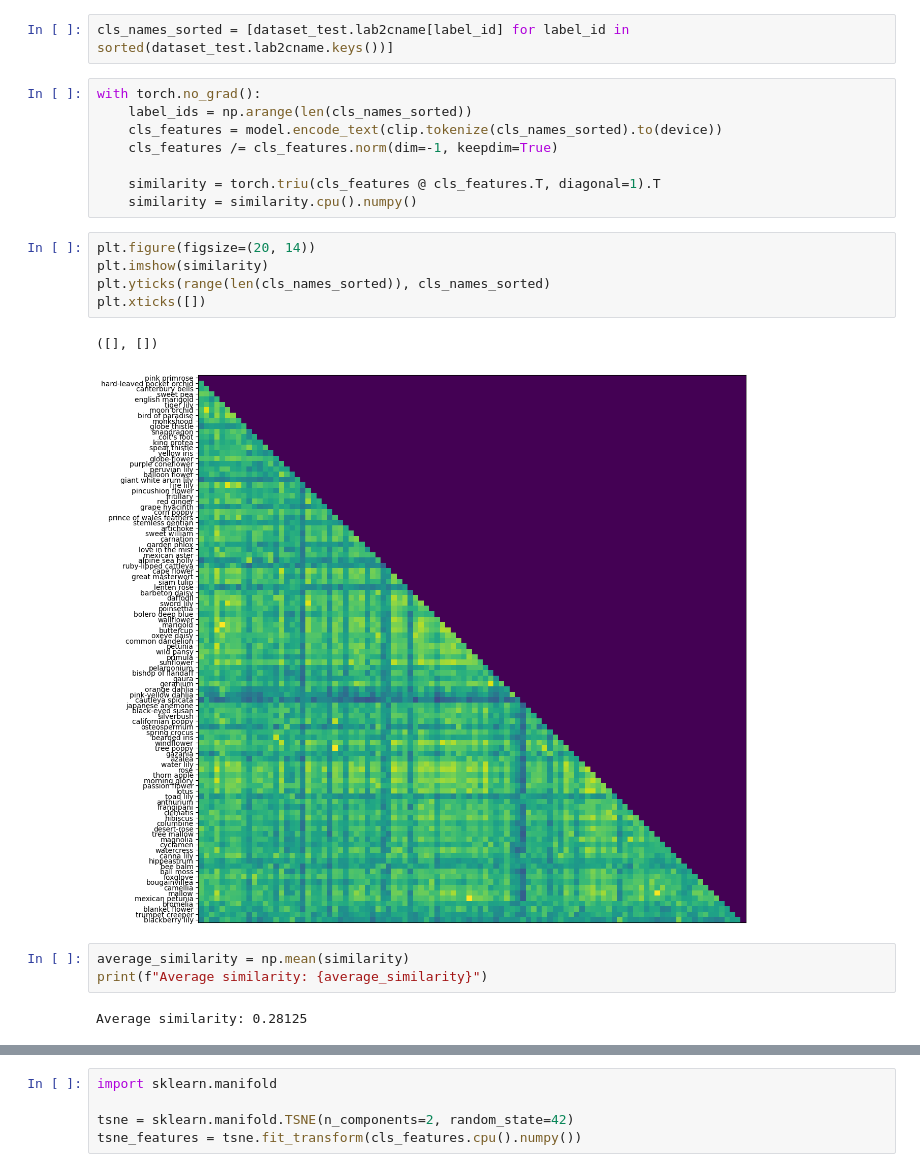
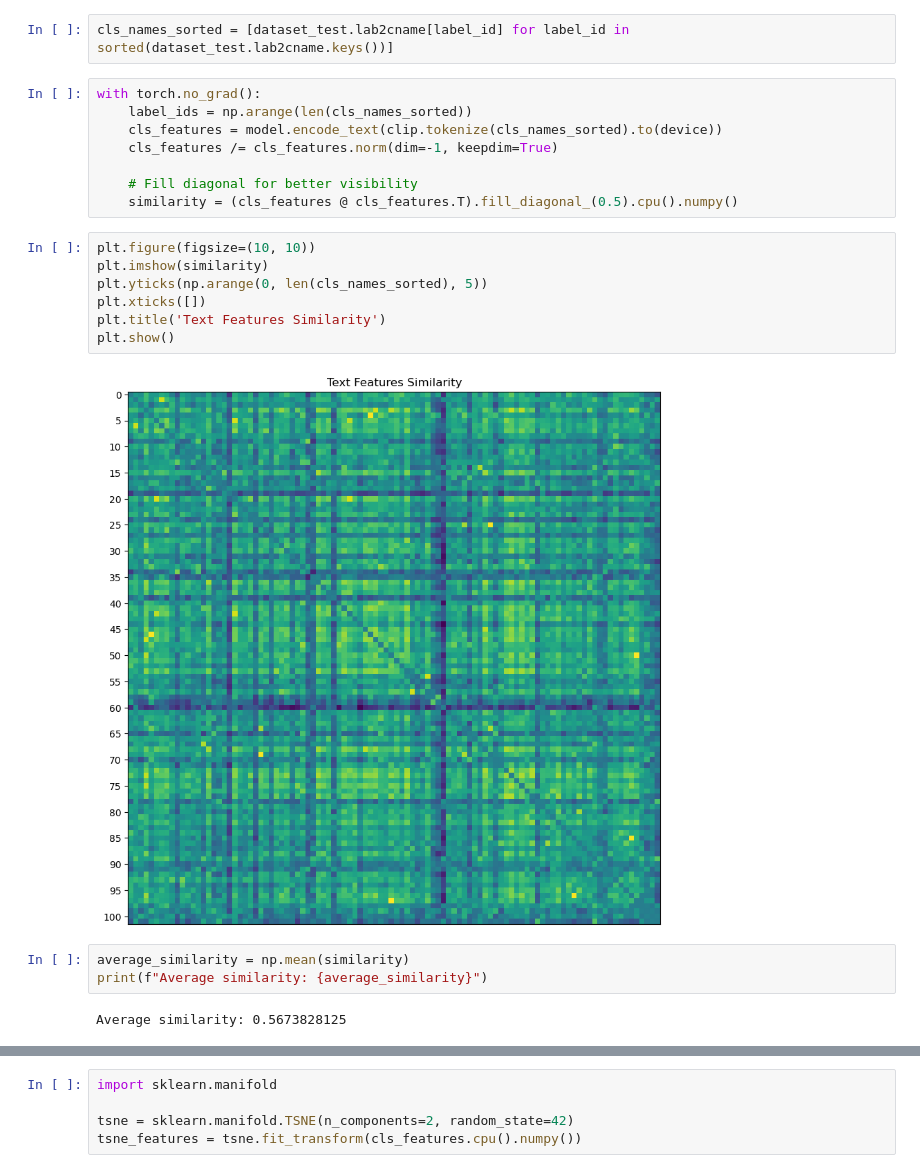
Before and after one commit to oz-e/applied-ml, a Jupyter notebook: tSNE_similarity_on_text_flower.ipynb, the cells around one changed output, grey strips where cells are left out. Cells and saved outputs as stored; diff of their text form.

Commit message:
Modify figures for better visibility

```diff
--- a/tSNE_similarity_on_text_flower.ipynb
+++ b/tSNE_similarity_on_text_flower.ipynb
@@ -50,20 +50,21 @@ with torch.no_grad():
     cls_features = model.encode_text(clip.tokenize(cls_names_sorted).to(device))
     cls_features /= cls_features.norm(dim=-1, keepdim=True)
 
-    similarity = torch.triu(cls_features @ cls_features.T, diagonal=1).T
-    similarity = similarity.cpu().numpy()
+    # Fill diagonal for better visibility
+    similarity = (cls_features @ cls_features.T).fill_diagonal_(0.5).cpu().numpy()
 # %%
-plt.figure(figsize=(20, 14))
+plt.figure(figsize=(10, 10))
 plt.imshow(similarity)
-plt.yticks(range(len(cls_names_sorted)), cls_names_sorted)
+plt.yticks(np.arange(0, len(cls_names_sorted), 5))
 plt.xticks([])
+plt.title('Text Features Similarity')
+plt.show()
 # %% [output]
-([], [])
-[figure, old version]
+[figure, new version]
 # %%
 average_similarity = np.mean(similarity)
 print(f"Average similarity: {average_similarity}")
 # %% [output]
-Average similarity: 0.28125
+Average similarity: 0.5673828125
 # %%
 # Get the indices of top similarity values
```
Also changed, not shown: parts of 12 cells of this notebook.
